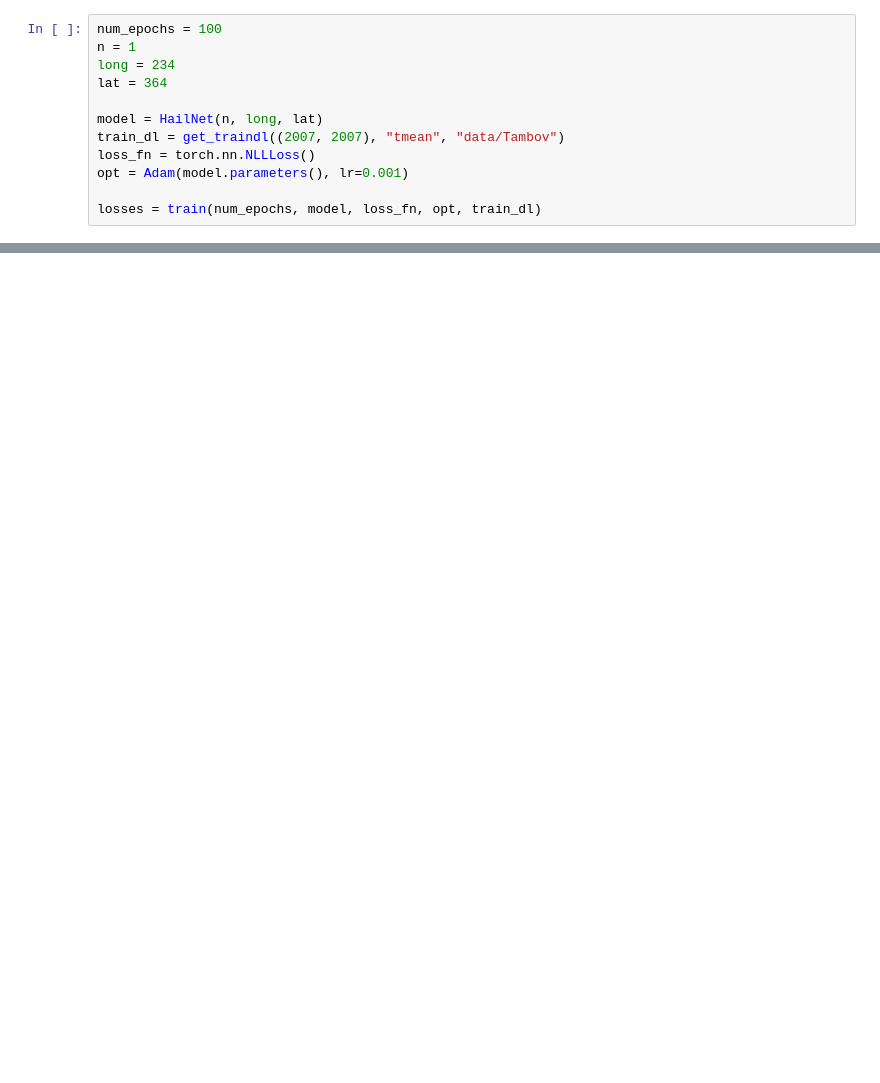
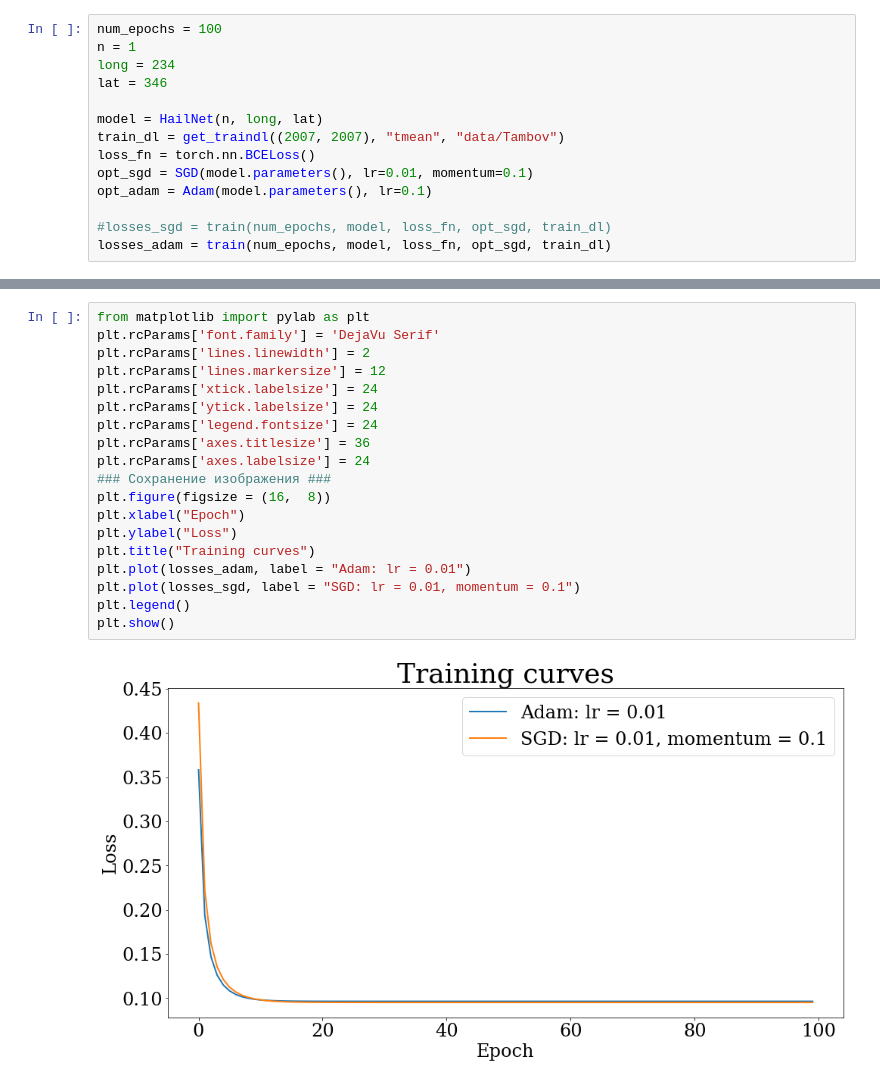
Before and after one commit to Intelligent-Systems-Phystech/2022-Project-94, a Jupyter notebook: code/experiments .ipynb, the cells around one changed output, grey strips where cells are left out. Cells and saved outputs as stored; diff of their text form; blank space fills up the shorter version.

```diff
--- a/code/experiments .ipynb
+++ b/code/experiments .ipynb
@@ -7,12 +7,14 @@ import torch
 num_epochs = 100
 n = 1
 long = 234
-lat = 364
+lat = 346
 
 model = HailNet(n, long, lat)
 train_dl = get_traindl((2007, 2007), "tmean", "data/Tambov")
-loss_fn = torch.nn.NLLLoss()
-opt = Adam(model.parameters(), lr=0.001)
+loss_fn = torch.nn.BCELoss()
+opt_sgd = SGD(model.parameters(), lr=0.01, momentum=0.1)
+opt_adam = Adam(model.parameters(), lr=0.1)
 
-losses = train(num_epochs, model, loss_fn, opt, train_dl)
+#losses_sgd = train(num_epochs, model, loss_fn, opt_sgd, train_dl)
+losses_adam = train(num_epochs, model, loss_fn, opt_sgd, train_dl)
 # %% [output]
@@ -19,0 +38,21 @@ RuntimeError: [enforce fail at C:\actions-runner\_work\pytorch\pytorch\builder\w
+# %%
+from matplotlib import pylab as plt
+plt.rcParams['font.family'] = 'DejaVu Serif'
+plt.rcParams['lines.linewidth'] = 2
+plt.rcParams['lines.markersize'] = 12
+plt.rcParams['xtick.labelsize'] = 24
+plt.rcParams['ytick.labelsize'] = 24
+plt.rcParams['legend.fontsize'] = 24
+plt.rcParams['axes.titlesize'] = 36
+plt.rcParams['axes.labelsize'] = 24
+### Сохранение изображения ###
+plt.figure(figsize = (16,  8))
+plt.xlabel("Epoch")
+plt.ylabel("Loss")
+plt.title("Training curves")
+plt.plot(losses_adam, label = "Adam: lr = 0.01")
+plt.plot(losses_sgd, label = "SGD: lr = 0.01, momentum = 0.1")
+plt.legend()
+plt.show()
+# %% [output]
+[figure, added]
```
Also changed, not shown: parts of 2 cells of this notebook, 9 other files.
